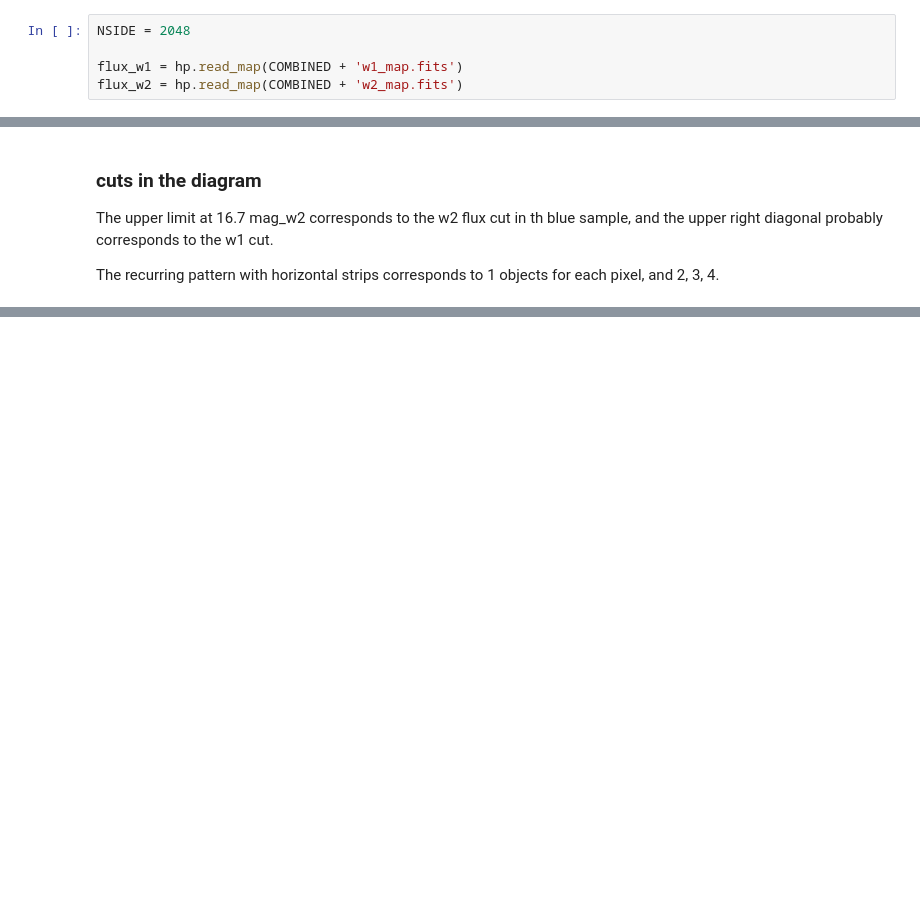
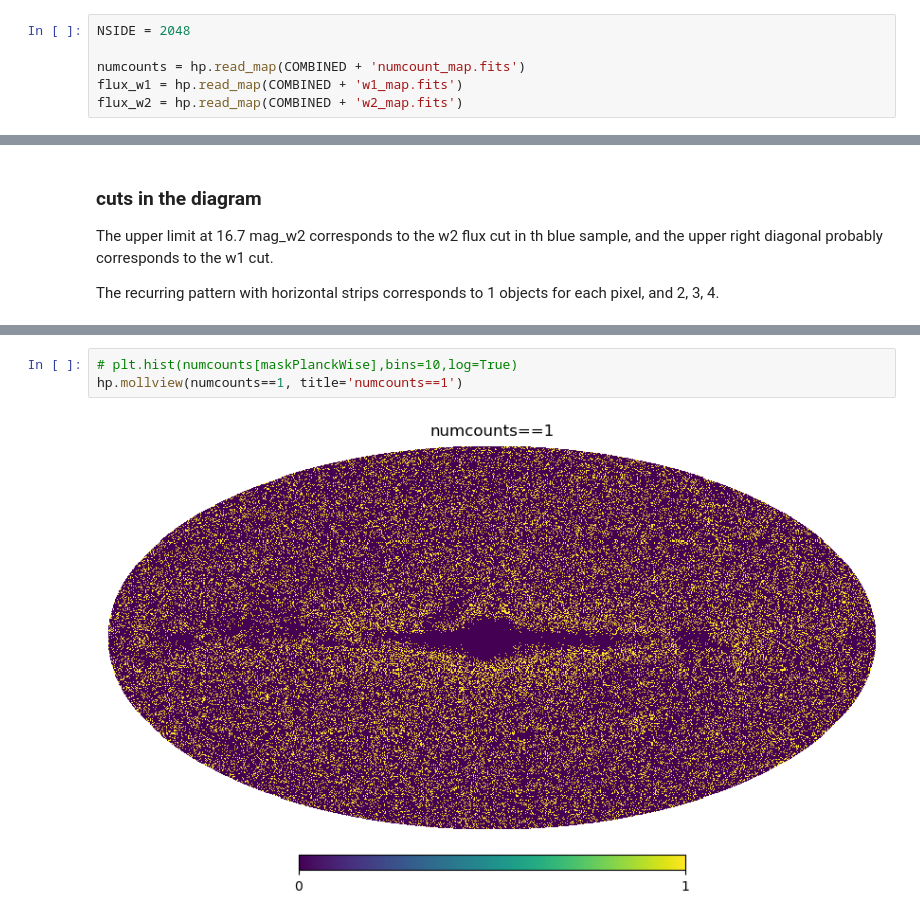
Before and after one commit to Zguandi/unWISE_SZ, a Jupyter notebook: unWISE_flux_map.ipynb, the cells around one changed output, grey strips where cells are left out. Drawn from its saved outputs; the diff is of its cells as text; blank space fills up the shorter version.

```diff
--- a/unWISE_flux_map.ipynb
+++ b/unWISE_flux_map.ipynb
@@ -17,6 +17,7 @@ w2_map.fits
 # %%
 NSIDE = 2048
 
+numcounts = hp.read_map(COMBINED + 'numcount_map.fits')
 flux_w1 = hp.read_map(COMBINED + 'w1_map.fits')
 flux_w2 = hp.read_map(COMBINED + 'w2_map.fits')
 # %%
@@ -130,0 +127,5 @@ hp.mollview(galmask)
+# %%
+# plt.hist(numcounts[maskPlanckWise],bins=10,log=True)
+hp.mollview(numcounts==1, title='numcounts==1')
+# %% [output]
+[figure, added]
```
Also changed, not shown: parts of 8 cells of this notebook, 5 other files.
